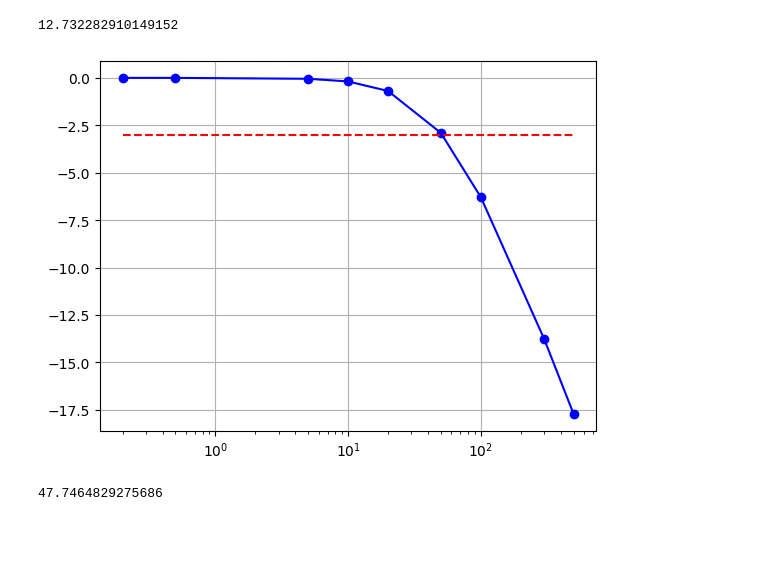
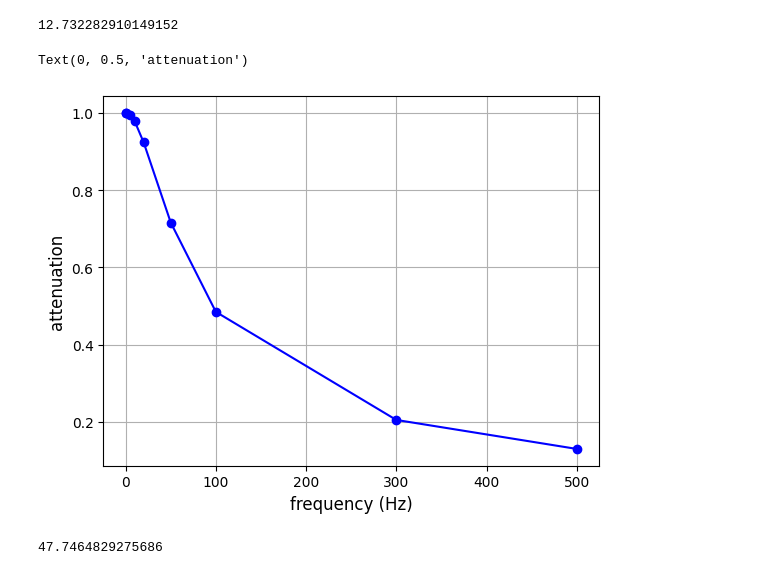
Before and after one commit to thierrynieus/cell_biophysics_AA2526, a Jupyter notebook: hh_sinus_input.ipynb, the cells around one changed output. Saved outputs shown, nothing was run; the diff lists cells and outputs as text; code cells hidden in the pictures; blank space fills up the shorter version.

```diff
--- a/hh_sinus_input.ipynb
+++ b/hh_sinus_input.ipynb
@@ -111,13 +111,18 @@ delta_v.max()
 12.732282910149152
 # %%
 delta_v = np.array(delta_v)
-delta_v = 20 * np.log10(delta_v/delta_v.max())
+#delta_v = 20 * np.log10(delta_v/delta_v.max())
+delta_v = delta_v/delta_v.max()
 plt.plot(freqs, delta_v, marker='o', ls='-', c='blue')
-plt.plot([freqs[0],freqs[-1]],[-3,-3],'r--')
+#plt.plot([freqs[0],freqs[-1]],[-3,-3],'r--')
 plt.grid()
-plt.xscale('log')
+#plt.xscale('log')
+
+plt.xlabel('frequency (Hz)', fontsize=12)
+plt.ylabel('attenuation', fontsize=12)
 # %% [output]
+Text(0, 0.5, 'attenuation')
-[figure, old version]
+[figure, new version]
 # %%
 # cm = 1 uF/cm2, rm = 1/gl_leak S/cm2
 tau_cut_off = soma.cm * (1/soma.gl_leak) * 1e-6
```
Also changed, not shown: 1 other file.
